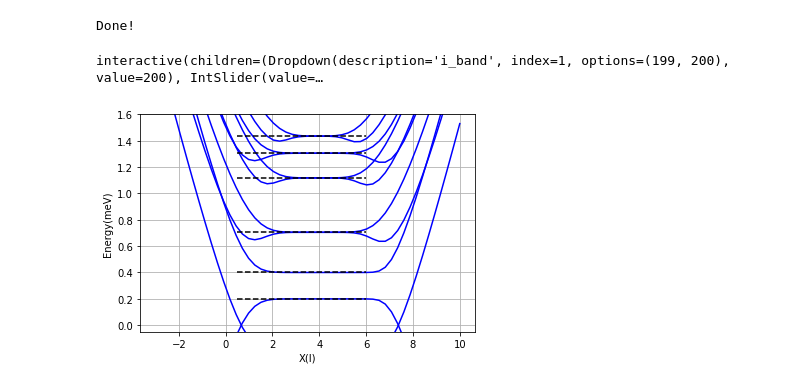
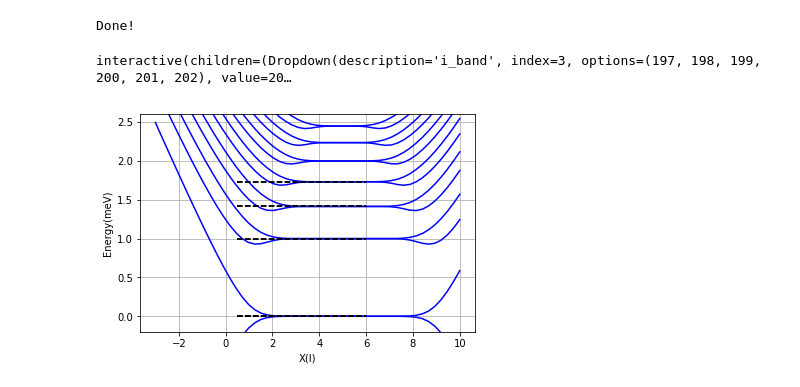
Before and after one commit to hassan-shap/CAR, a Jupyter notebook: Dirac-KKp-visualization.ipynb, the cells around one changed output. Cells and saved outputs as stored; diff of their text form; code cells hidden in the pictures.

Commit message:
draft figures

```diff
--- a/Dirac-KKp-visualization.ipynb
+++ b/Dirac-KKp-visualization.ipynb
@@ -16,12 +16,12 @@ lB=np.sqrt(hbar/(elec*B))
 m_sc=3*hwc #1e2*meV
 mu_sc=0*hwc #1e2*meV
 nu=0.#sqrt(2)+0.1
-m_n= 0.1*hwc
+m_n= 0.*hwc
 mu_n=nu*hwc #10*meV
 ky_sw=np.linspace(-3,10,50)/lB
 
 
-Ls=6*lB
+Ls=4*lB
 Lx=8*lB
 Nx=200
 kx=2*pi*np.arange(Nx)/(2*Lx+Ls)-pi*Nx/(2*Lx+Ls)
@@ -59,9 +59,8 @@ sigma3=np.array([[1,0],[0,-1]])
 
 Hx= hbar*vF*np.kron(np.diag(kx) , sigma1)
 HeB= -2*vF*elec*B* np.kron(np.real(y1(k1-k2)), sigma2)
-HeBT= -2*vF*elec*B* np.kron(np.real(y1(k2-k1)), sigma2)
 
-Hxm= np.kron( y0s(k1-k2) , m_sc*sigma3)+ np.kron( 2*np.real(y0(k1-k2)) , m_n*sigma3)
+Hxm= np.kron( y0s(k1-k2) , m_sc*sigma3 )+ np.kron( 2*np.real(y0(k1-k2)) , m_n*sigma3)
 Hef= -np.kron( 2*mu_n*np.real(y0(k1-k2)) + mu_sc*y0s(k1-k2), sigma0 )
 
 Vn=np.zeros((2*Nx,2*Nx,len(ky_sw)), dtype=np.complex64)
@@ -109,34 +108,34 @@ def plot_wf(i_band=Nx,
 #     plt.ylim(0,8e7)
     plt.show()
 # %%
-interact(plot_wf,iwf=(0,len(ky_sw)-1,1), i_band=range(Nx-int(nu**2)-1,Nx+int(nu**2)+1));
+interact(plot_wf,iwf=(0,len(ky_sw)-1,1), i_band=range(Nx-int(nu**2)-3,Nx+int(nu**2)+3));
 #, continuous_update=False);
 # %% [output]
-interactive(children=(Dropdown(description='i_band', index=1, options=(199, 200), value=200), IntSlider(value=…
+interactive(children=(Dropdown(description='i_band', index=3, options=(197, 198, 199, 200, 201, 202), value=20…
 # %%
-gn=0.3
+gn=0.
 plt.figure()
 # plt.plot(ky_sw/1e9,En.T/meV)
 plt.plot(ky_sw*lB,En.T/hwc+gn,'b')
-plt.plot(ky_sw*lB,En.T/hwc-gn,'b')
+# plt.plot(ky_sw*lB,En.T/hwc-gn,'b')
 plt.ylabel("Energy(meV)")
 # plt.xlabel("ky(1/nm)")
 
 Nll=4
 ill=np.arange(Nll)
 E1=np.reshape(np.sqrt(ill+(m_n/hwc)**2),[1,Nll])
 Eplot= np.concatenate((E1,E1),axis=0)
 xvals=np.reshape(np.array([0.5,6]),[2,1])
 plt.plot(xvals, Eplot-gn,'k--')
 plt.plot(xvals, Eplot+gn,'k--')
 plt.plot(xvals, -Eplot-gn,'k--')
 plt.plot(xvals, -Eplot+gn,'k--')
 
 
 plt.xlabel("X(l)")
-plt.ylim(-0.05,1.6)
+plt.ylim(-0.2,2.6)
 # plt.xlim(-7.5,7.5)
 plt.grid()
 plt.show()
 # %% [output]
-[figure, old version]
+[figure, new version]
```
Also changed, not shown: parts of 5 cells of this notebook, 11 other files.
